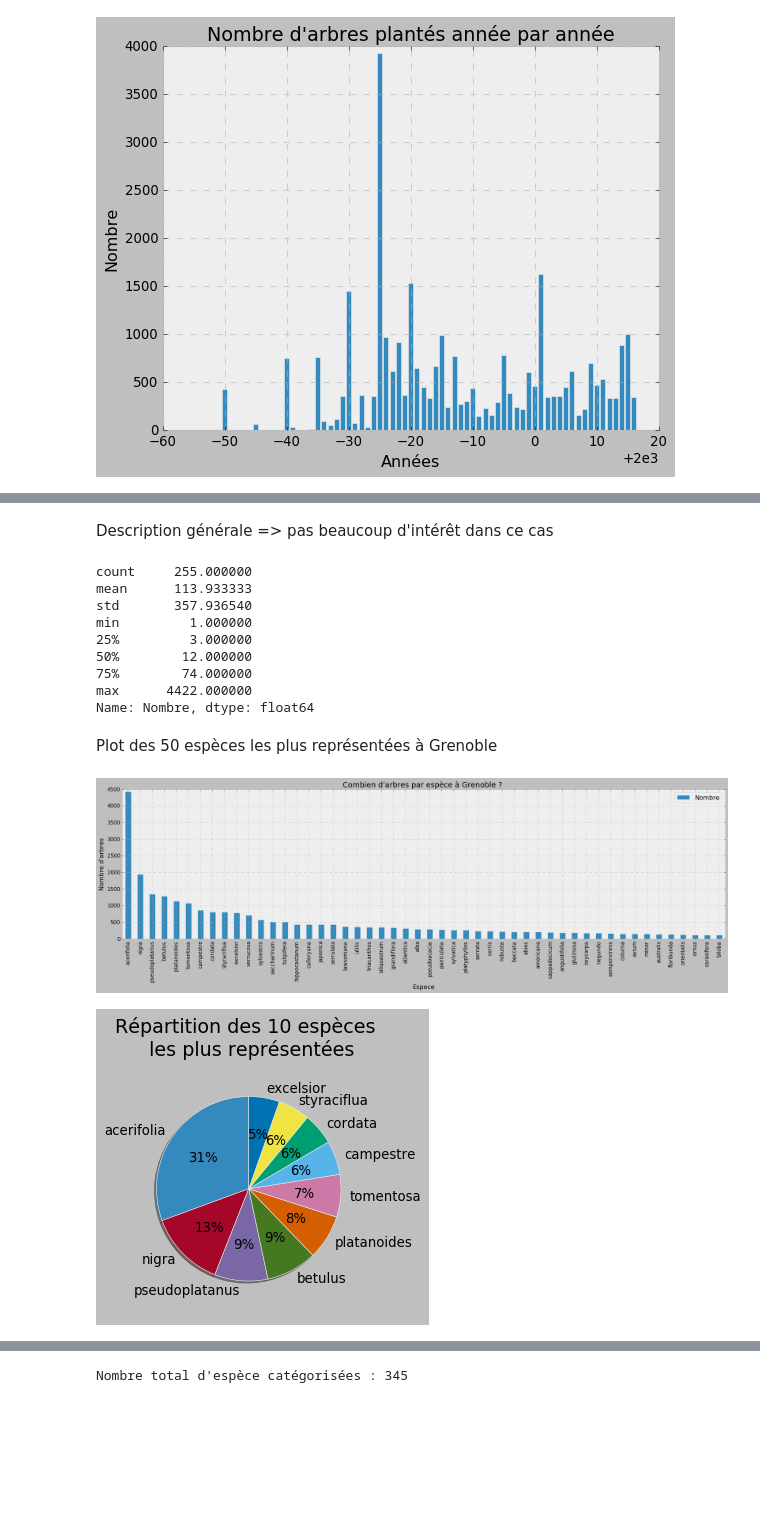
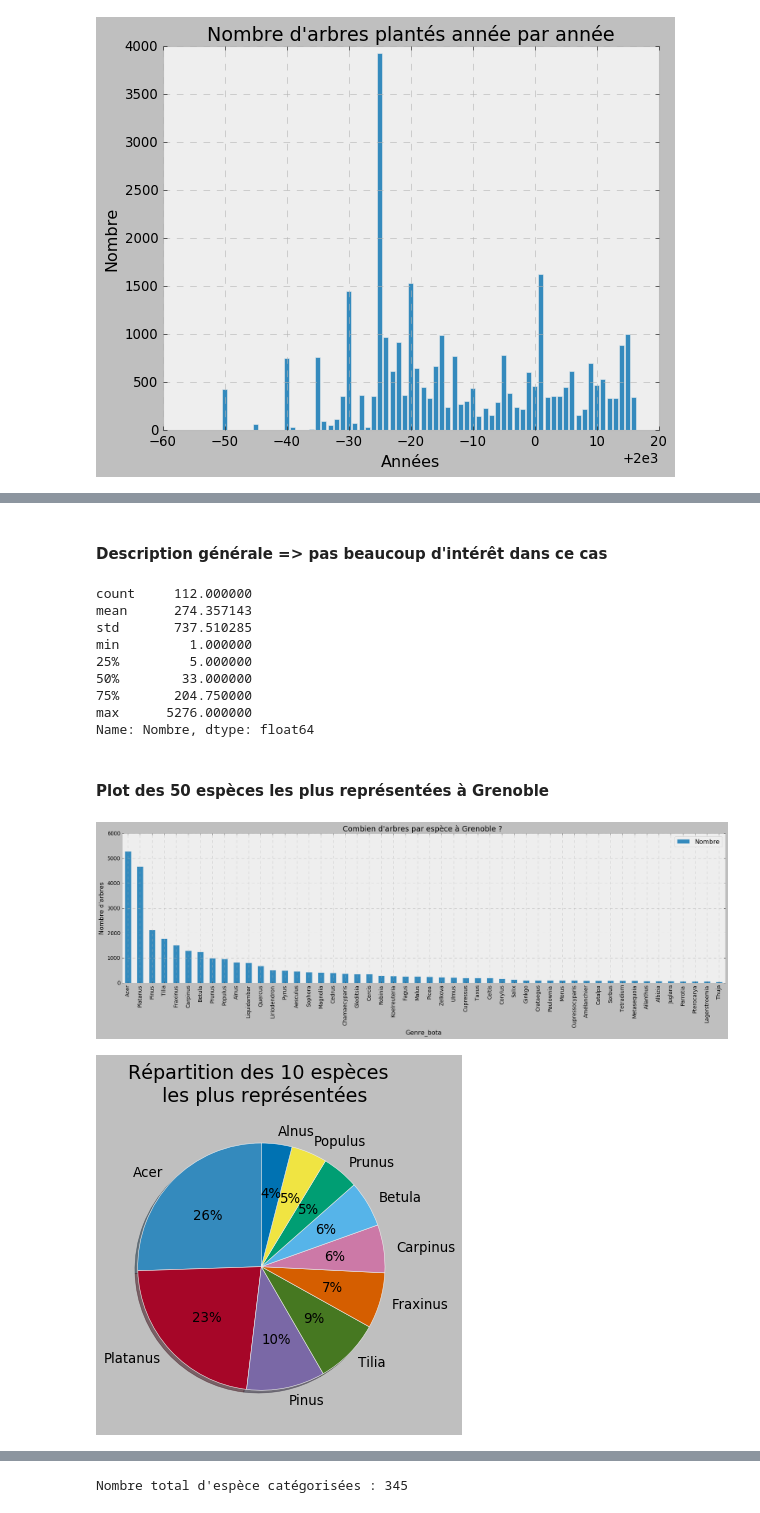
Before and after one commit to gazaboo/projet-python-arbres-grenoble, a Jupyter notebook: Arbres.ipynb, the cells around one changed output, grey strips where cells are left out. Saved outputs shown, nothing was run; the diff lists cells and outputs as text; code cells hidden in the pictures; blank space fills up the shorter version.

```diff
--- a/Arbres.ipynb
+++ b/Arbres.ipynb
@@ -184,7 +186,7 @@ Arbres les plus/ moins représentés à Grenoble ?
 # %%
 data = []
-for espece in sets['ESPECE']:
-    data.append({'Espece': espece, 'Nombre': df[df.ESPECE == espece].shape[0]})
+for genre in sets['GENRE_BOTA']:
+    data.append({'Genre_bota': genre, 'Nombre': df[df.GENRE_BOTA == genre].shape[0]})
 
 df_repartition = pd.DataFrame(data)
 # %%
@@ -226,39 +222,39 @@ df_repartition[df_repartition['Nombre'] == 1]
 # %% [markdown]
-Description générale => pas beaucoup d'intérêt dans ce cas
+#### Description générale => pas beaucoup d'intérêt dans ce cas
 # %%
 df_repartition['Nombre'].describe()
 # %% [output]
-count     255.000000
-mean      113.933333
-std       357.936540
+count     112.000000
+mean      274.357143
+std       737.510285
 min         1.000000
-25%         3.000000
-50%        12.000000
-75%        74.000000
-max      4422.000000
+25%         5.000000
+50%        33.000000
+75%       204.750000
+max      5276.000000
 Name: Nombre, dtype: float64
 # %% [markdown]
-Plot des 50 espèces les plus représentées à Grenoble
+#### Plot des 50 espèces les plus représentées à Grenoble
 # %%
 plt.figure(figsize=(25,6))
-df_repartition.nlargest(50, 'Nombre').plot(kind='bar',x='Espece',y='Nombre', ax = plt.gca())
+df_repartition.nlargest(50, 'Nombre').plot(kind='bar',x='Genre_bota',y='Nombre', ax = plt.gca())
 plt.ylabel("Nombre d'arbres")
 plt.title("Combien d'arbres par espèce à Grenoble ? ")
 plt.show()
 # %% [output]
-[figure, old version]
+[figure, new version]
 # %%
 # Répartition des 10 espèces les plus représentées dans un Pie Chart
 nbre = 10
-labels = df_repartition.nlargest(nbre, 'Nombre')["Espece"]
+labels = df_repartition.nlargest(nbre, 'Nombre')["Genre_bota"]
 sizes = df_repartition.nlargest(nbre, 'Nombre')["Nombre"]
 
-plt.figure(figsize=(3,4))
+plt.figure(figsize=(4,5))
 ax1 = plt.gca()
 ax1.pie(sizes, labels=labels, autopct='%1.0f%%', shadow=True, startangle=90)
 ax1.axis('equal')  # Equal aspect ratio ensures that pie is drawn as a circle.
 plt.title(f"Répartition des {nbre} espèces \n les plus représentées")
 plt.show()
 # %% [output]
-[figure, old version]
+[figure, new version]
 # %%
```
Also changed, not shown: parts of 21 cells of this notebook.
